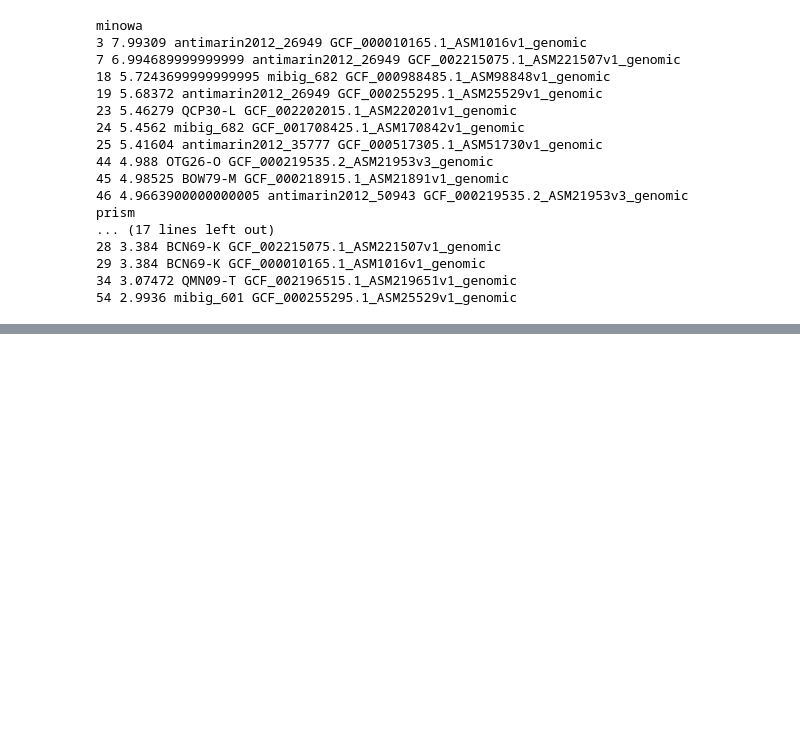
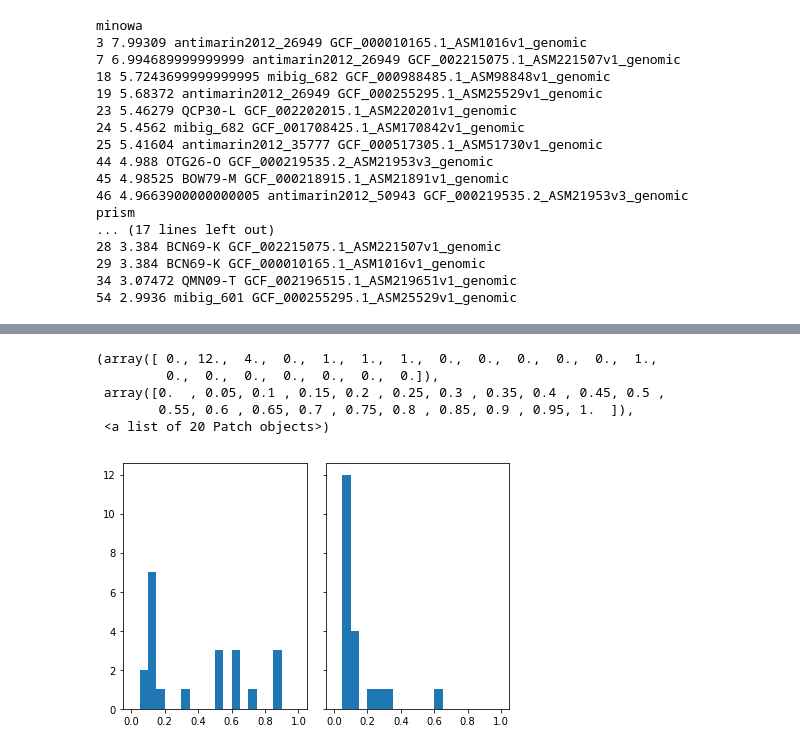
Before and after one commit to ablab/nerpa, a Jupyter notebook: scripts/res_compare.ipynb, the cells around one changed output, grey strips where cells are left out. Cells and saved outputs as stored; diff of their text form; code cells hidden in the pictures; blank space fills up the shorter version.

```diff
--- a/scripts/res_compare.ipynb
+++ b/scripts/res_compare.ipynb
@@ -208,0 +228,23 @@ minowa_decoy
+# %%
+good_dist = []
+decoy_dist = []
+
+def calc_predicted_len_dist(score_list):
+    for item in score_list:
+        val = item[4]/genomes_predicted_len[item[3]]
+        if (item[1] == 0):
+            if (val < 0.18):
+                print(item)
+            good_dist.append(val)
+        else:
+            if (val > 0.6):
+                print(item[3])
+            decoy_dist.append(item[4]/genomes_predicted_len[item[3]])
+
+#calc_predicted_len_dist(getDecoyScoreList(folder_path + "dataset1/minowa_decoy.csv"))
+calc_predicted_len_dist(getScoreList(folder_path + "dataset3/train/minowa.csv"))
+
+good_dist.sort()
+decoy_dist.sort()
+print(good_dist)
+print(decoy_dist)
@@ -208,0 +261,17 @@ minowa_decoy
+# %%
+import matplotlib.pyplot as plt
+%matplotlib inline
+
+n_bins = 20
+fig, axs = plt.subplots(1, 2, sharey=True, tight_layout=True)
+
+# We can set the number of bins with the `bins` kwarg
+axs[0].hist(good_dist, bins=n_bins, range=(0, 1))
+axs[1].hist(decoy_dist, bins=n_bins, range=(0, 1))
+# %% [output]
+(array([ 0., 12.,  4.,  0.,  1.,  1.,  1.,  0.,  0.,  0.,  0.,  0.,  1.,
+         0.,  0.,  0.,  0.,  0.,  0.,  0.]),
+ array([0.  , 0.05, 0.1 , 0.15, 0.2 , 0.25, 0.3 , 0.35, 0.4 , 0.45, 0.5 ,
+        0.55, 0.6 , 0.65, 0.7 , 0.75, 0.8 , 0.85, 0.9 , 0.95, 1.  ]),
+ <a list of 20 Patch objects>)
+[figure, added]
```
Also changed, not shown: parts of 10 cells of this notebook, 10 other files.
